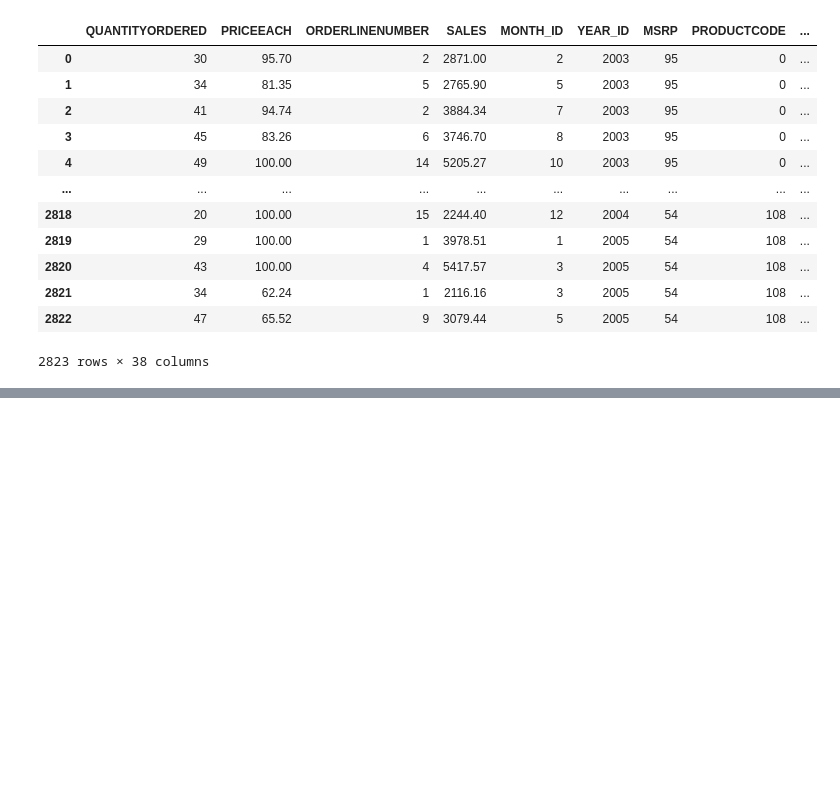
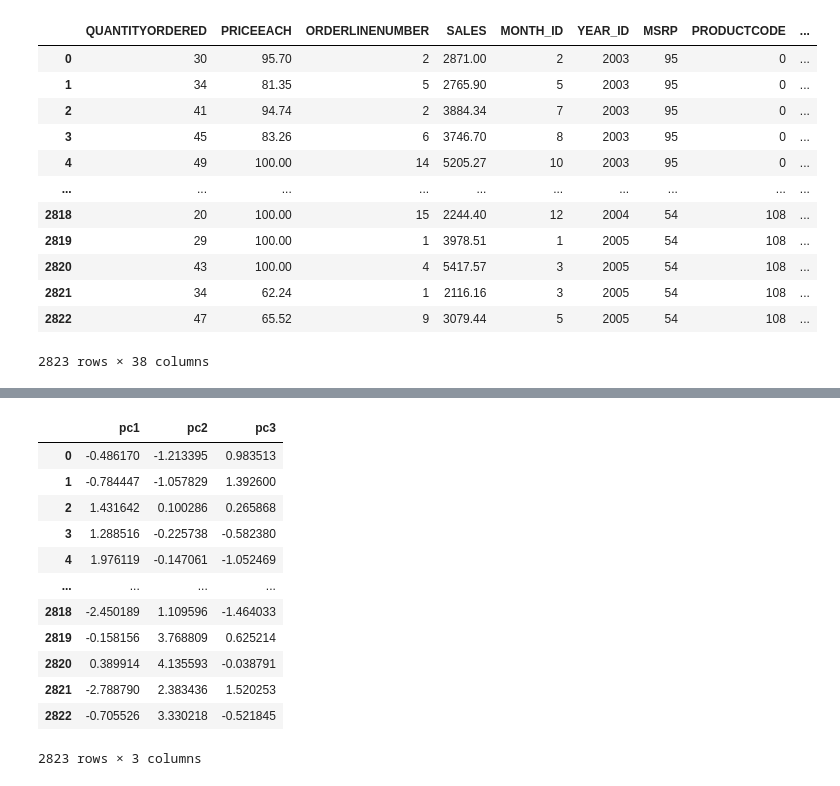
Before and after one commit to speri203/Market-Clustering-PCA, a Jupyter notebook: Clustering.ipynb, the cells around one changed output, grey strips where cells are left out. Drawn from its saved outputs; the diff is of its cells as text; code cells hidden in the pictures; blank space fills up the shorter version.

```diff
--- a/Clustering.ipynb
+++ b/Clustering.ipynb
@@ -432,0 +634,19 @@ for i in df.columns[:8]:
+# %%
+pca = PCA(n_components = 3)
+pca_transform = pca.fit_transform(df_scaled)
+pca_df = pd.DataFrame(data = pca_transform, columns = ['pc1', 'pc2', 'pc3'])
+pca_df
+# %% [output]
+|  | pc1 | pc2 | pc3 |
+| 0 | -0.486170 | -1.213395 | 0.983513 |
+| 1 | -0.784447 | -1.057829 | 1.392600 |
+| 2 | 1.431642 | 0.100286 | 0.265868 |
+| 3 | 1.288516 | -0.225738 | -0.582380 |
+| 4 | 1.976119 | -0.147061 | -1.052469 |
+| ... | ... | ... | ... |
+| 2818 | -2.450189 | 1.109596 | -1.464033 |
+| 2819 | -0.158156 | 3.768809 | 0.625214 |
+| 2820 | 0.389914 | 4.135593 | -0.038791 |
+| 2821 | -2.788790 | 2.383436 | 1.520253 |
+| 2822 | -0.705526 | 3.330218 | -0.521845 |
+2823 rows × 3 columns
```
Also changed, not shown: parts of 32 cells of this notebook.
